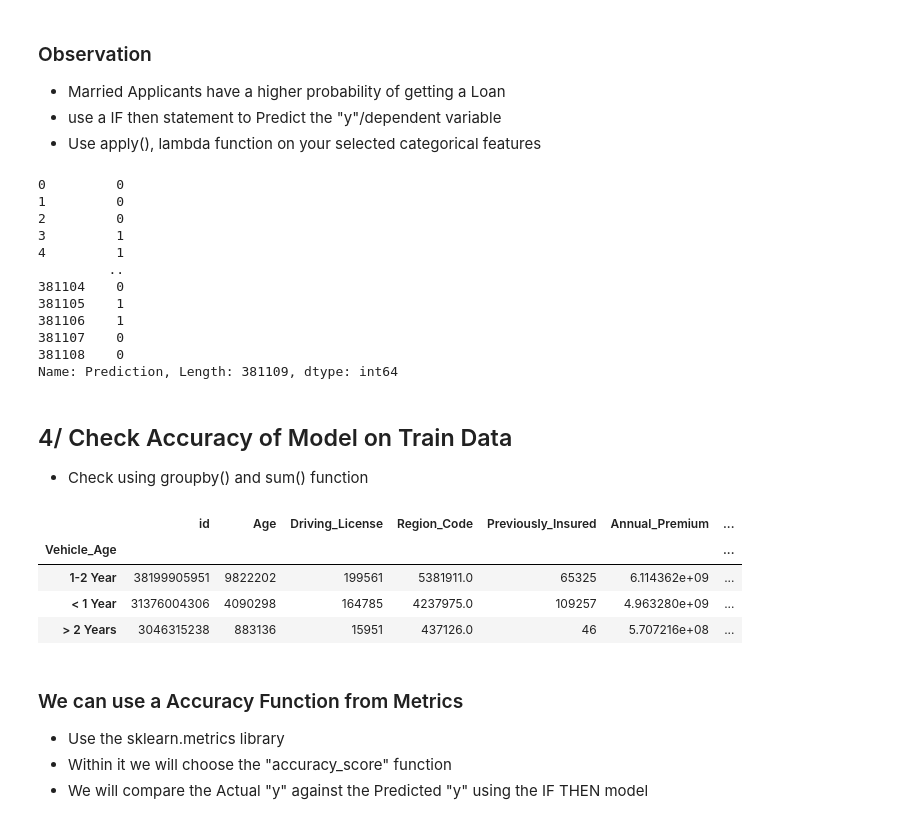
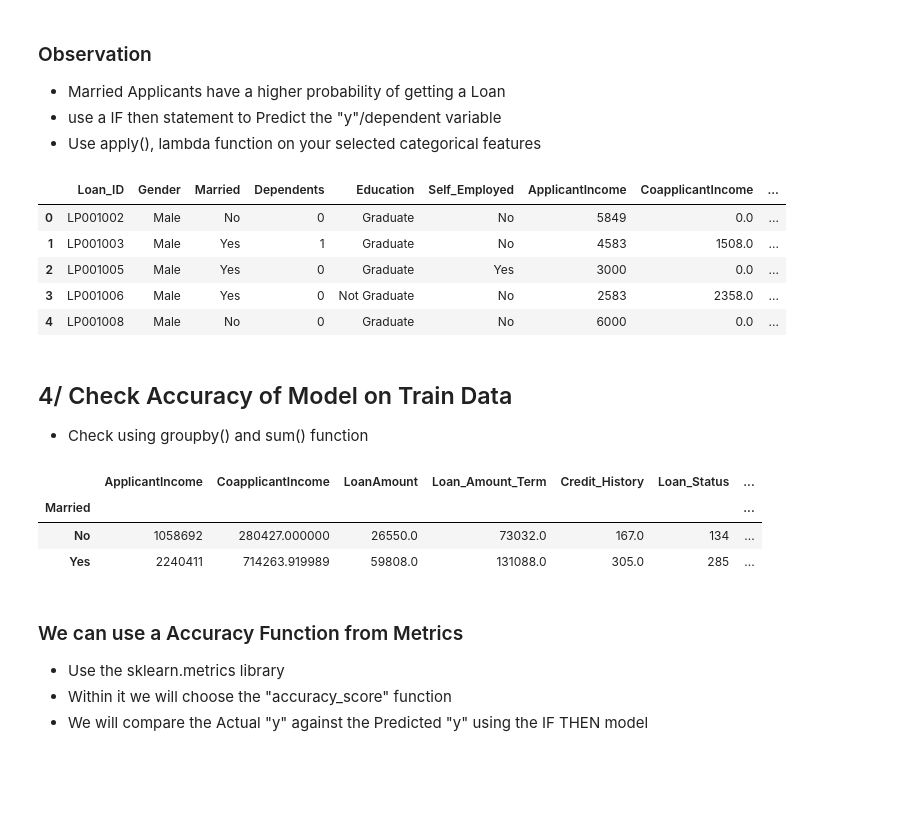
Before and after one commit to srinivasdasu24/__DataScience, a Jupyter notebook: CrossSell_Prediction/InClass_Working_Code_1_Baseline_Solution_and_first_Submission.ipynb, the cells around one changed output. Drawn from its saved outputs; the diff is of its cells as text; code cells hidden in the pictures; blank space fills up the shorter version.

```diff
--- a/CrossSell_Prediction/InClass_Working_Code_1_Baseline_Solution_and_first_Submission.ipynb
+++ b/CrossSell_Prediction/InClass_Working_Code_1_Baseline_Solution_and_first_Submission.ipynb
@@ -29,7 +30,7 @@ import pandas as pd
 # %%
 #CodeSection3
-train = pd.read_csv('/mntDrive/MyDrive/__DataScience/2 Cross Sell Prediction/input/train.csv')
-test = pd.read_csv('/mntDrive/MyDrive/__DataScience/2 Cross Sell Prediction/input/test.csv')
+train = pd.read_csv("/mntDrive/MyDrive/__DataScience/1 Loan Prediction/input/train.csv")
+test = pd.read_csv("/mntDrive/MyDrive/__DataScience/1 Loan Prediction/input/test.csv")
 # %% [markdown]
 ### Check Train Data
 - Check first 5 rows of train [head(), info()]
@@ -80,6 +66,7 @@ train.describe(include="all")
 #CodeSection6
 # Convert/Map Load_Status (Y/N) to  (1/0)
 # Only do this step if you have non-numerical label in the "y" variable
+train['Loan_Status'] = train['Loan_Status'].apply(lambda x : 1 if x == 'Y' else 0)
 # %%
 #CodeSection7
 train.info()
@@ -199,34 +186,27 @@ print(f" Probability of <Category 2> happening : {7202/164786:0.1%}")
 - Use apply(), lambda function on your selected categorical features
 # %%
 #CodeSection14
-train['Prediction'] = train['Vehicle_Age'].apply(lambda x: 1 if x == '1-2 Year' else 0)
+train['Prediction'] = train['Married'].apply(lambda x: 1 if x == 'Yes' else 0)
 # %%
-train['Prediction']
+train.head()
 # %% [output]
-0         0
-1         0
-2         0
-3         1
-4         1
-         ..
-381104    0
-381105    1
-381106    1
-381107    0
-381108    0
-Name: Prediction, Length: 381109, dtype: int64
+|  | Loan_ID | Gender | Married | Dependents | Education | Self_Employed | ApplicantIncome | CoapplicantIncome | ... |
+| 0 | LP001002 | Male | No | 0 | Graduate | No | 5849 | 0.0 | ... |
+| 1 | LP001003 | Male | Yes | 1 | Graduate | No | 4583 | 1508.0 | ... |
+| 2 | LP001005 | Male | Yes | 0 | Graduate | Yes | 3000 | 0.0 | ... |
+| 3 | LP001006 | Male | Yes | 0 | Not Graduate | No | 2583 | 2358.0 | ... |
+| 4 | LP001008 | Male | No | 0 | Graduate | No | 6000 | 0.0 | ... |
 # %% [markdown]
 ## 4/ Check Accuracy of Model on Train Data
 - Check using groupby() and sum() function
 # %%
 #CodeSection15
-train.groupby('Vehicle_Age').sum()
+train.groupby('Married').sum()
 # %% [output]
-|  | id | Age | Driving_License | Region_Code | Previously_Insured | Annual_Premium | ... |
-| Vehicle_Age |  |  |  |  |  |  | ... |
-| 1-2 Year | 38199905951 | 9822202 | 199561 | 5381911.0 | 65325 | 6.114362e+09 | ... |
-| < 1 Year | 31376004306 | 4090298 | 164785 | 4237975.0 | 109257 | 4.963280e+09 | ... |
-| > 2 Years | 3046315238 | 883136 | 15951 | 437126.0 | 46 | 5.707216e+08 | ... |
+|  | ApplicantIncome | CoapplicantIncome | LoanAmount | Loan_Amount_Term | Credit_History | Loan_Status | ... |
+| Married |  |  |  |  |  |  | ... |
+| No | 1058692 | 280427.000000 | 26550.0 | 73032.0 | 167.0 | 134 | ... |
+| Yes | 2240411 | 714263.919989 | 59808.0 | 131088.0 | 305.0 | 285 | ... |
 # %% [markdown]
 ### We can use a Accuracy Function from Metrics
 - Use the sklearn.metrics library
```
Also changed, not shown: parts of 23 cells of this notebook.
